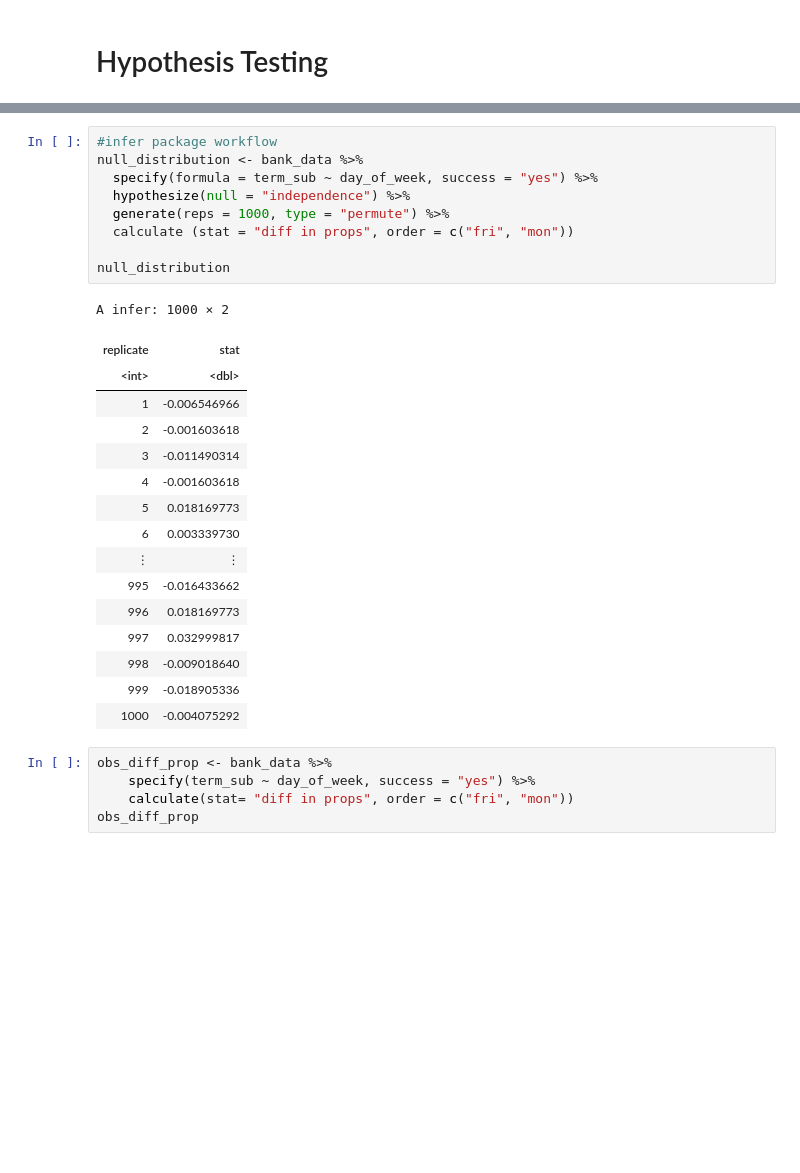
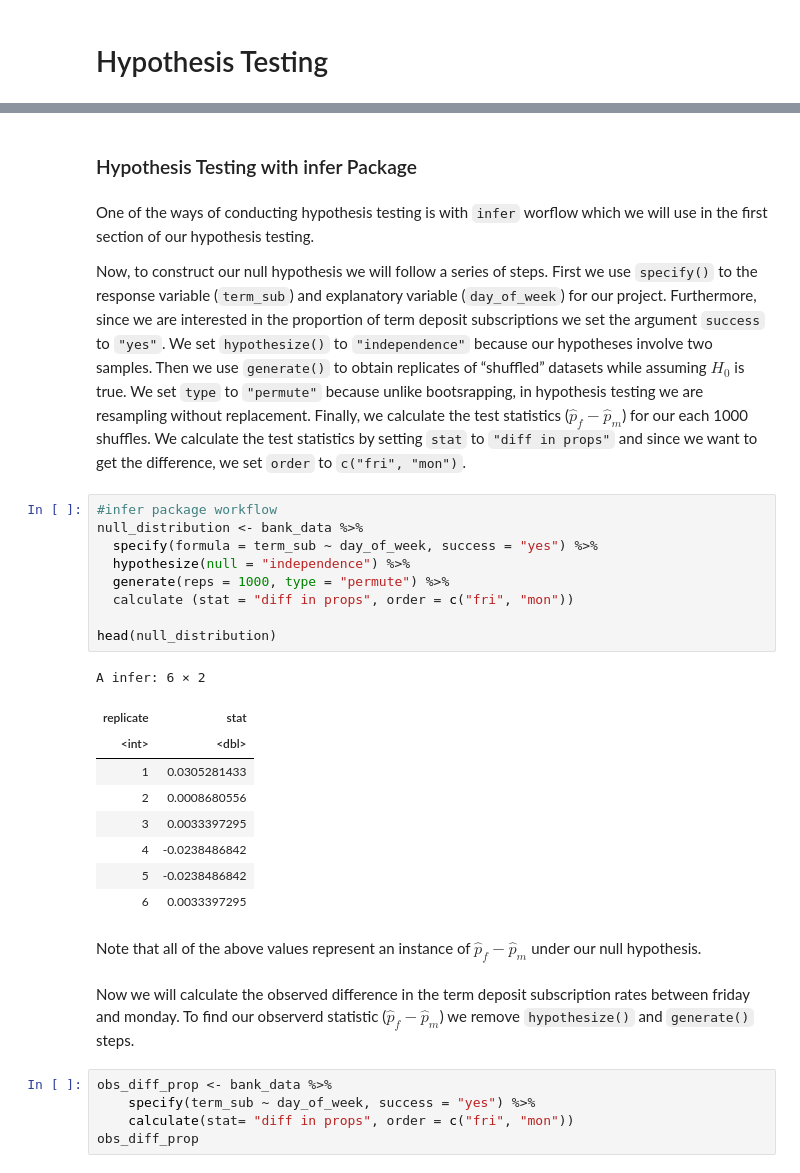
Before and after one commit to celike1/STAT201-Project, a Jupyter notebook: eda.ipynb, the cells around one changed output, grey strips where cells are left out. Drawn from its saved outputs; the diff is of its cells as text; blank space fills up the shorter version.

Commit message:
infer explained
infer workflow explained.

```diff
--- a/eda.ipynb
+++ b/eda.ipynb
@@ -291,29 +298,33 @@ The alternative hypothesis $H_A$ is one sided.
+# %% [markdown]
+### Hypothesis Testing with infer Package
+# %% [markdown]
+One of the ways of conducting hypothesis testing is with `infer`  worflow which we will use in the first section of our hypothesis testing.
+
+Now, to construct our null hypothesis we will follow a series of steps. First we use `specify()` to the response variable (`term_sub`) and explanatory variable (`day_of_week`) for our project. Furthermore, since we are interested in the proportion of term deposit subscriptions we set the argument `success` to `"yes"`. We set `hypothesize()` to `"independence"` because our hypotheses involve two samples. Then we use `generate()` to obtain replicates of “shuffled” datasets while assuming $H_0$ is true. We set `type` to `"permute"` because unlike bootsrapping, in hypothesis testing we are resampling without replacement. Finally, we calculate the test statistics
+($\hat{p}_f-\hat{p}_m$) for our each 1000 shuffles. We calculate the test statistics by setting `stat` to `"diff in props"` and since we want to get the difference, we set `order` to `c("fri", "mon")`.
 # %%
 #infer package workflow
 null_distribution <- bank_data %>%
   specify(formula = term_sub ~ day_of_week, success = "yes") %>%
   hypothesize(null = "independence") %>%
   generate(reps = 1000, type = "permute") %>%
   calculate (stat = "diff in props", order = c("fri", "mon"))
 
-null_distribution
+head(null_distribution)
 # %% [output]
-A infer: 1000 × 2
+A infer: 6 × 2
 | replicate | stat |
 | <int> | <dbl> |
-| 1 | -0.006546966 |
-| 2 | -0.001603618 |
-| 3 | -0.011490314 |
-| 4 | -0.001603618 |
-| 5 | 0.018169773 |
-| 6 | 0.003339730 |
-| ⋮ | ⋮ |
-| 995 | -0.016433662 |
-| 996 | 0.018169773 |
-| 997 | 0.032999817 |
-| 998 | -0.009018640 |
-| 999 | -0.018905336 |
-| 1000 | -0.004075292 |
+| 1 | 0.0305281433 |
+| 2 | 0.0008680556 |
+| 3 | 0.0033397295 |
+| 4 | -0.0238486842 |
+| 5 | -0.0238486842 |
+| 6 | 0.0033397295 |
+# %% [markdown]
+Note that all of the above values represent an instance of $\hat{p}_f-\hat{p}_m$ under our null hypothesis.
+# %% [markdown]
+Now we will calculate the observed difference in the term deposit subscription rates between friday and monday. To find our observerd statistic ($\hat{p}_f-\hat{p}_m$) we remove `hypothesize()` and `generate()` steps.
 # %%
 obs_diff_prop <- bank_data %>%
     specify(term_sub ~ day_of_week, success = "yes") %>%
```
Also changed, not shown: parts of 11 cells of this notebook.
